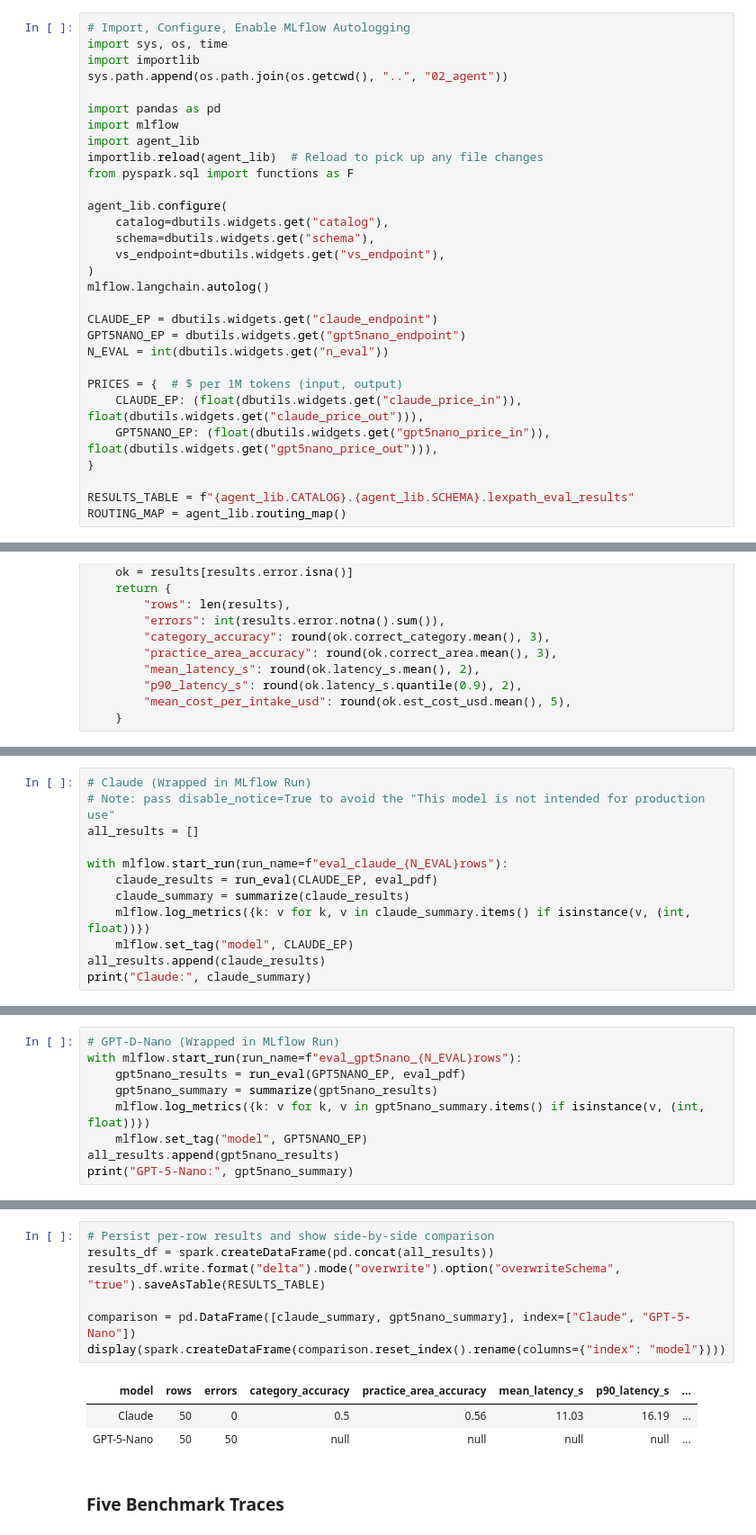
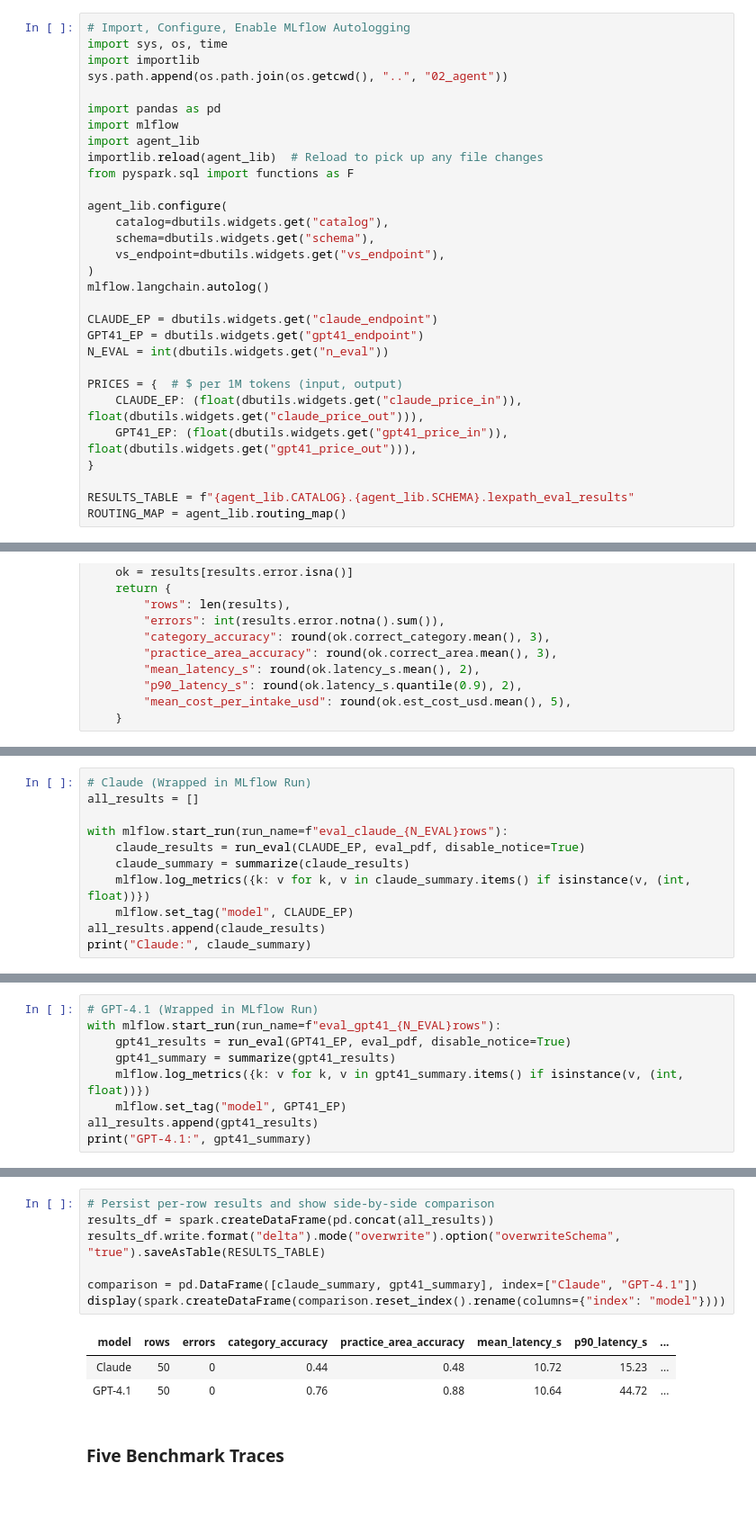
Before and after one commit to nicole-rowley-msaai/MS_AAI_510_Agentic_AI_Sys_Final_Project, a Jupyter notebook: eval/03_evaluation.ipynb, the cells around one changed output, grey strips where cells are left out. Shown at 90% size. Saved outputs shown, nothing was run; the diff lists cells and outputs as text; blank space fills up the shorter version.

Commit message:
changed benchmark model to GPT-4.1

```diff
--- a/eval/03_evaluation.ipynb
+++ b/eval/03_evaluation.ipynb
@@ -86,12 +86,12 @@ agent_lib.configure(
 mlflow.langchain.autolog()
 
 CLAUDE_EP = dbutils.widgets.get("claude_endpoint")
-GPT5NANO_EP = dbutils.widgets.get("gpt5nano_endpoint")
+GPT41_EP = dbutils.widgets.get("gpt41_endpoint")
 N_EVAL = int(dbutils.widgets.get("n_eval"))
 
 PRICES = {  # $ per 1M tokens (input, output)
     CLAUDE_EP: (float(dbutils.widgets.get("claude_price_in")), float(dbutils.widgets.get("claude_price_out"))),
-    GPT5NANO_EP: (float(dbutils.widgets.get("gpt5nano_price_in")), float(dbutils.widgets.get("gpt5nano_price_out"))),
+    GPT41_EP: (float(dbutils.widgets.get("gpt41_price_in")), float(dbutils.widgets.get("gpt41_price_out"))),
 }
 
 RESULTS_TABLE = f"{agent_lib.CATALOG}.{agent_lib.SCHEMA}.lexpath_eval_results"
@@ -179,10 +179,9 @@ def summarize(results: pd.DataFrame) -> dict:
 # %%
 # Claude (Wrapped in MLflow Run)
-# Note: pass disable_notice=True to avoid the "This model is not intended for production use"
 all_results = []
 
 with mlflow.start_run(run_name=f"eval_claude_{N_EVAL}rows"):
-    claude_results = run_eval(CLAUDE_EP, eval_pdf)
+    claude_results = run_eval(CLAUDE_EP, eval_pdf, disable_notice=True)
     claude_summary = summarize(claude_results)
     mlflow.log_metrics({k: v for k, v in claude_summary.items() if isinstance(v, (int, float))})
     mlflow.set_tag("model", CLAUDE_EP)
@@ -210,10 +209,10 @@ Claude: {'rows': 50, 'errors': 0, 'category_accuracy': np.float64(0.5), 'practic
 # %%
-# GPT-D-Nano (Wrapped in MLflow Run)
-with mlflow.start_run(run_name=f"eval_gpt5nano_{N_EVAL}rows"):
-    gpt5nano_results = run_eval(GPT5NANO_EP, eval_pdf)
-    gpt5nano_summary = summarize(gpt5nano_results)
-    mlflow.log_metrics({k: v for k, v in gpt5nano_summary.items() if isinstance(v, (int, float))})
-    mlflow.set_tag("model", GPT5NANO_EP)
-all_results.append(gpt5nano_results)
-print("GPT-5-Nano:", gpt5nano_summary)
+# GPT-4.1 (Wrapped in MLflow Run)
+with mlflow.start_run(run_name=f"eval_gpt41_{N_EVAL}rows"):
+    gpt41_results = run_eval(GPT41_EP, eval_pdf, disable_notice=True)
+    gpt41_summary = summarize(gpt41_results)
+    mlflow.log_metrics({k: v for k, v in gpt41_summary.items() if isinstance(v, (int, float))})
+    mlflow.set_tag("model", GPT41_EP)
+all_results.append(gpt41_results)
+print("GPT-4.1:", gpt41_summary)
 # %% [output]
@@ -227,14 +237,14 @@ GPT-5-Nano: {'rows': 50, 'errors': 50, 'category_accuracy': nan, 'practice_area_
 # %%
 # Persist per-row results and show side-by-side comparison
 results_df = spark.createDataFrame(pd.concat(all_results))
 results_df.write.format("delta").mode("overwrite").option("overwriteSchema", "true").saveAsTable(RESULTS_TABLE)
 
-comparison = pd.DataFrame([claude_summary, gpt5nano_summary], index=["Claude", "GPT-5-Nano"])
+comparison = pd.DataFrame([claude_summary, gpt41_summary], index=["Claude", "GPT-4.1"])
 display(spark.createDataFrame(comparison.reset_index().rename(columns={"index": "model"})))
 # %% [output]
 | model | rows | errors | category_accuracy | practice_area_accuracy | mean_latency_s | p90_latency_s | ... |
-| Claude | 50 | 0 | 0.5 | 0.56 | 11.03 | 16.19 | ... |
-| GPT-5-Nano | 50 | 50 | null | null | null | null | ... |
+| Claude | 50 | 0 | 0.44 | 0.48 | 10.72 | 15.23 | ... |
+| GPT-4.1 | 50 | 0 | 0.76 | 0.88 | 10.64 | 44.72 | ... |
 # %% [markdown]
 ### Five Benchmark Traces
 # %%
```
Also changed, not shown: parts of 11 cells of this notebook.
